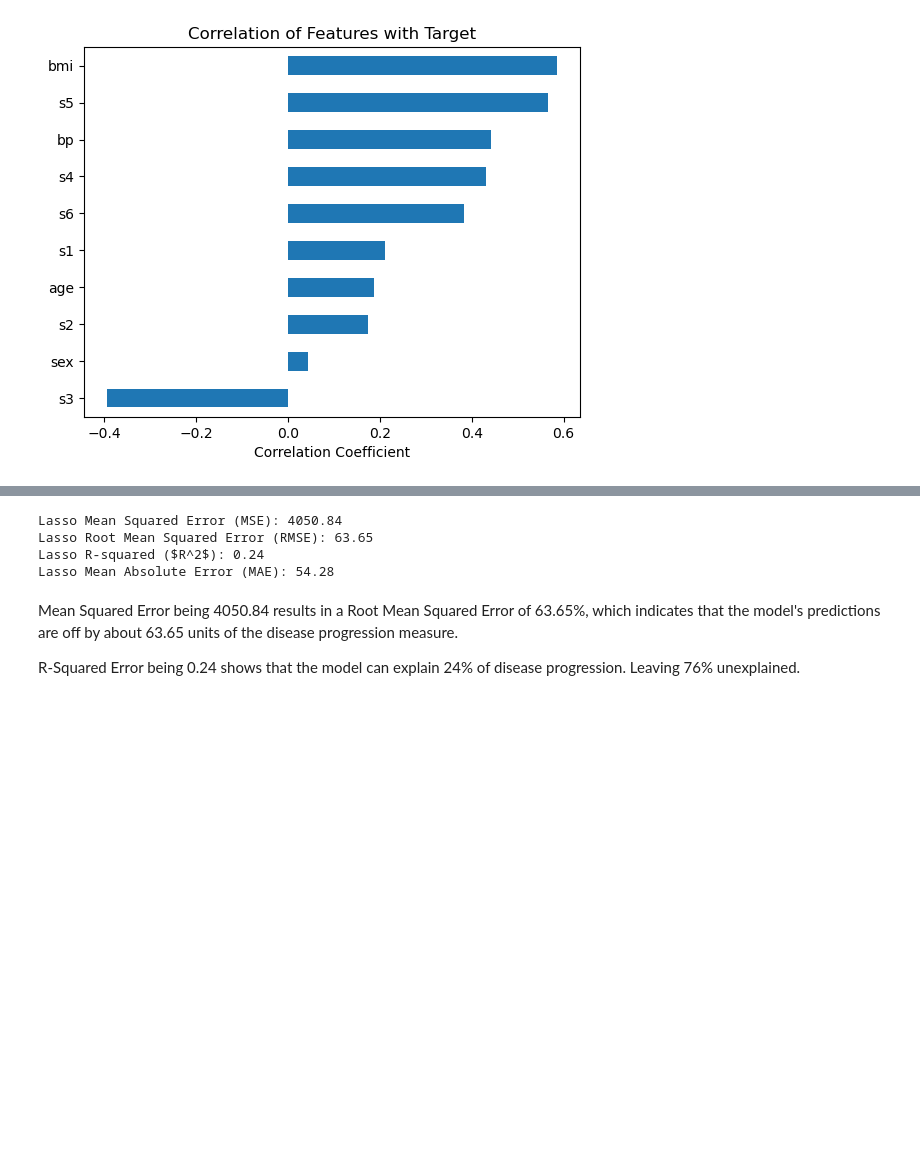
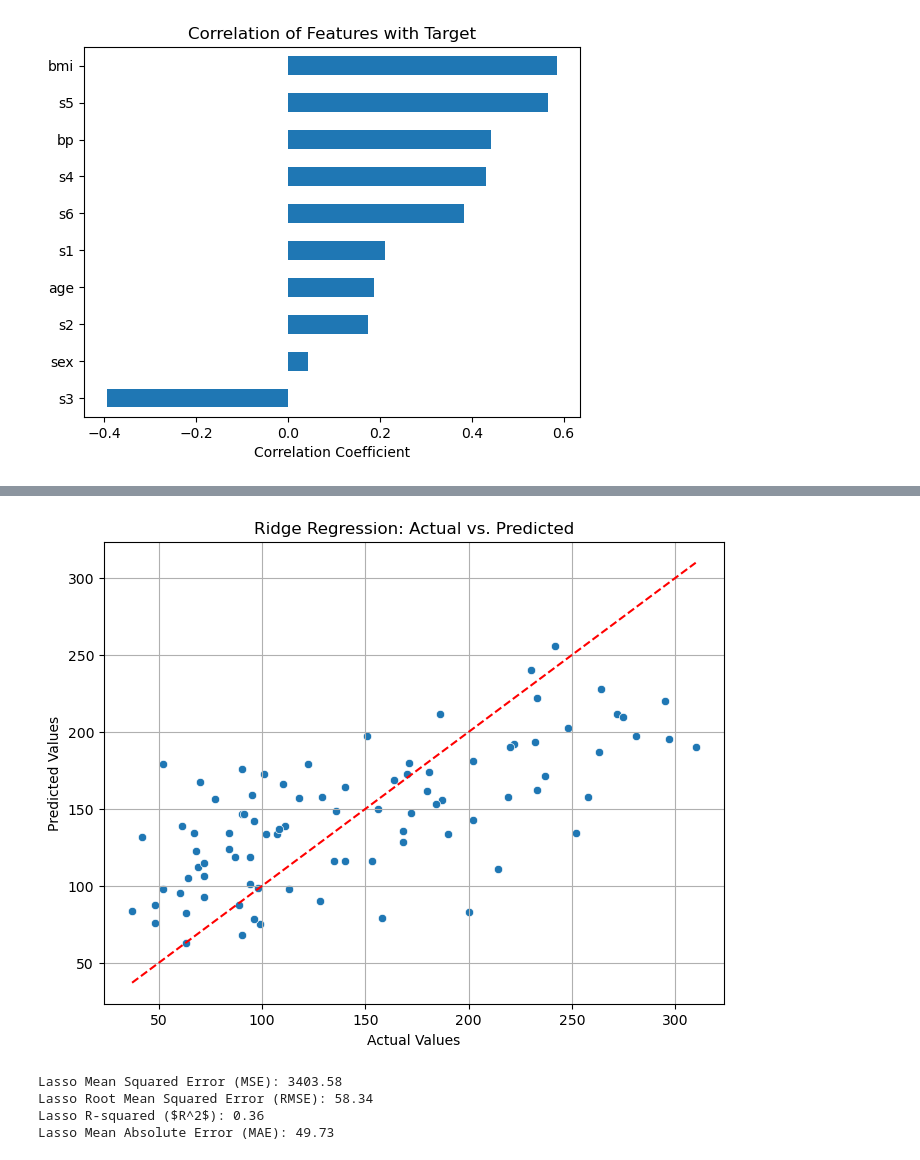
Before and after one commit to JosaiahS/diabetes-linear-model-comparison, a Jupyter notebook: diabetes.ipynb, the cells around one changed output, grey strips where cells are left out. Saved outputs shown, nothing was run; the diff lists cells and outputs as text; code cells hidden in the pictures; blank space fills up the shorter version.

Commit message:
Added comments for explanation and understanding. Recorded results of models.

```diff
--- a/diabetes.ipynb
+++ b/diabetes.ipynb
@@ -188,8 +220,17 @@ If we test the model with BMI and s5 as the features:
 # %%
 from sklearn.linear_model import Ridge
 
-ridge_model = Ridge(alpha=1.0, random_state=42)
+features = ['bmi', 's5', 'bp']
+X = df[features]
+y = df['target']
+
+X_train, X_test, y_train, y_test = train_test_split(X, y, test_size=0.2, random_state=42)
+
+ridge_model = Ridge(alpha=0.3, random_state=42)
 ridge_model.fit(X_train, y_train)
 ridge_y_pred = ridge_model.predict(X_test)
 ridge_mse = mean_squared_error(y_test, ridge_y_pred)
+ridge_mae = mean_absolute_error(y_test, ridge_y_pred)
+ridge_rmse = np.sqrt(ridge_mse)
+ridge_r2 = r2_score(y_test, ridge_y_pred)
 # %%
@@ -215,3 +276,17 @@ Ridge Mean Absolute Error being 55.96 means that the model's predictions are off
+# %%
+import matplotlib.pyplot as plt
+import seaborn as sns
+
+plt.figure(figsize=(8, 6))
+sns.scatterplot(x=y_test, y=ridge_y_pred)
+plt.plot([y_test.min(), y_test.max()], [y_test.min(), y_test.max()], '--r')
+plt.xlabel("Actual Values")
+plt.ylabel("Predicted Values")
+plt.title("Ridge Regression: Actual vs. Predicted")
+plt.grid(True)
+plt.show()
+# %% [output]
+[figure, added]
 # %%
 from sklearn.linear_model import Lasso
 
@@ -229,11 +304,7 @@ print(f'Lasso Root Mean Squared Error (RMSE): {lasso_rmse:.2f}')
 print(f'Lasso R-squared ($R^2$): {lasso_r2:.2f}')
 print(f'Lasso Mean Absolute Error (MAE): {lasso_mae:.2f}')
 # %% [output]
-Lasso Mean Squared Error (MSE): 4050.84
-Lasso Root Mean Squared Error (RMSE): 63.65
-Lasso R-squared ($R^2$): 0.24
-Lasso Mean Absolute Error (MAE): 54.28
+Lasso Mean Squared Error (MSE): 3403.58
+Lasso Root Mean Squared Error (RMSE): 58.34
+Lasso R-squared ($R^2$): 0.36
+Lasso Mean Absolute Error (MAE): 49.73
-# %% [markdown]
-Mean Squared Error being 4050.84 results in a Root Mean Squared Error of     63.65%, which indicates that the model's predictions are off by about 63.65 units of the disease progression measure.
-
-R-Squared Error being 0.24 shows that the model can explain 24% of disease progression. Leaving 76% unexplained.
```
Also changed, not shown: parts of 11 cells of this notebook.
